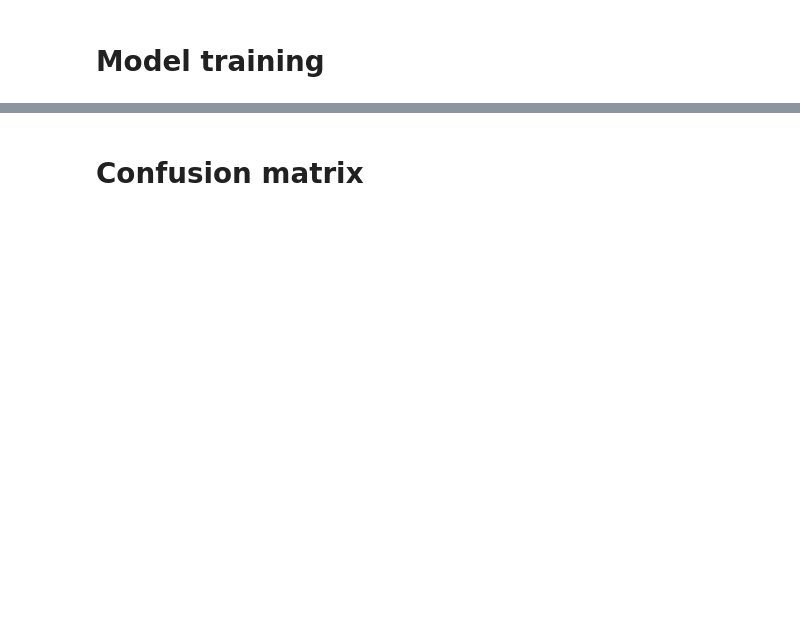
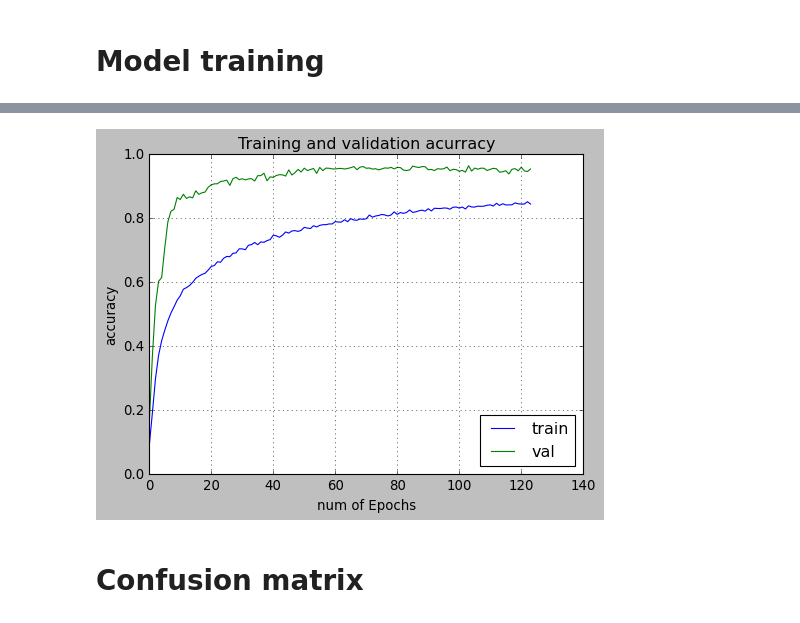
Before and after one commit to LucasEloi13/tradutor-libras, a Jupyter notebook: keypoint_classifier.ipynb, the cells around one changed output, grey strips where cells are left out. Drawn from its saved outputs; the diff is of its cells as text; code cells hidden in the pictures; blank space fills up the shorter version.

```diff
--- a/keypoint_classifier.ipynb
+++ b/keypoint_classifier.ipynb
@@ -123,3 +148,16 @@ print(np.argmax(np.squeeze(predict_result)))
+# %%
+plt.figure(2,figsize=(7,5))
+plt.plot(xc,train_acc)
+plt.plot(xc,val_acc)
+plt.xlabel('num of Epochs')
+plt.ylabel('accuracy')
+plt.title('Training and validation acurracy')
+plt.grid(True)
+plt.legend(['train','val'],loc=4)
+#print plt.style.available # use bmh, classic,ggplot for big pictures
+plt.style.use(['classic'])
+# %% [output]
+[figure, added]
 # %% [markdown]
 # Confusion matrix
 # %%
```
Also changed, not shown: parts of 14 cells of this notebook, 9 other files.
